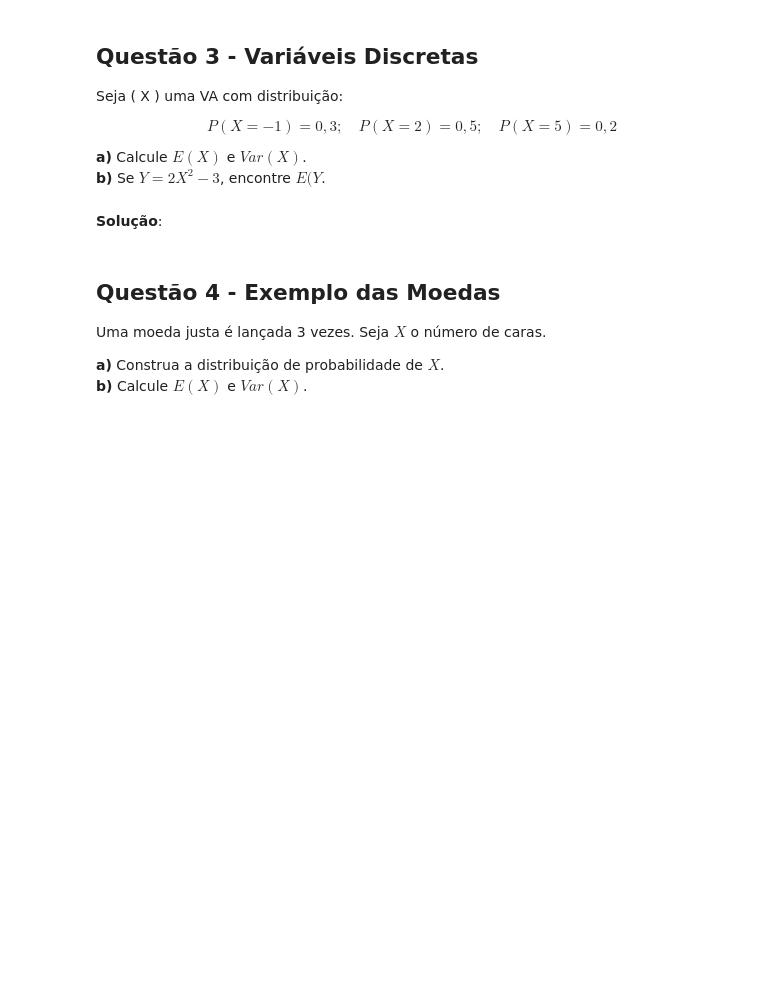
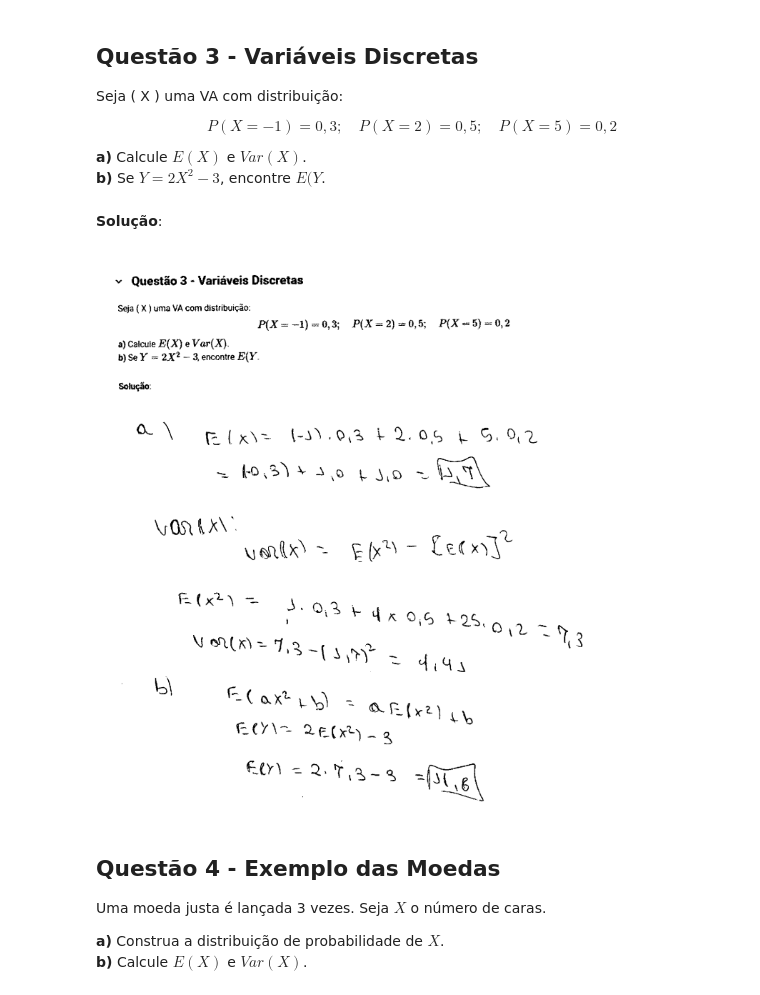
Before and after one commit to Lira25/estacionamento, a Jupyter notebook: assignments/E03/E03_VAs.ipynb, the cells around one changed output. Drawn from its saved outputs; the diff is of its cells as text; code cells hidden in the pictures; blank space fills up the shorter version.

```diff
--- a/assignments/E03/E03_VAs.ipynb
+++ b/assignments/E03/E03_VAs.ipynb
@@ -42,6 +60,20 @@ $$
 **b)** Se $Y = 2X^2 - 3$, encontre $E(Y$.
 # %% [markdown]
 **Solução**:
+# %%
+from IPython.display import Image, display
+
+imagens = [
+
+    '/content/3.png',
+
+
+]
+
+for img in imagens:
+    display(Image(img))
+# %% [output]
+[figure, added]
 # %% [markdown]
 ## **Questão 4 - Exemplo das Moedas**
 Uma moeda justa é lançada 3 vezes. Seja $X$ o número de caras.
```
Also changed, not shown: parts of 10 cells of this notebook.
